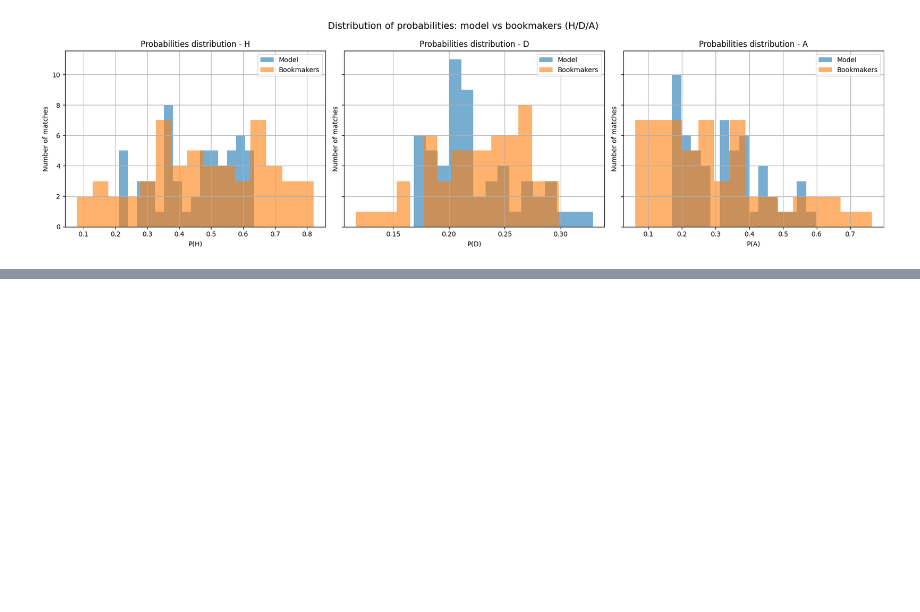
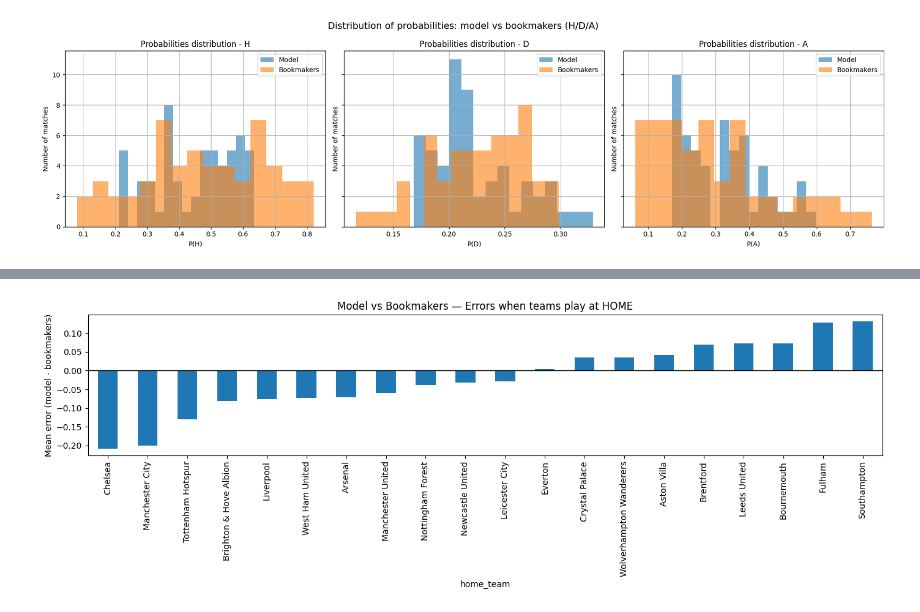
Before and after one commit to MattisD3/Data-Science-in-Football-Comparing-Model-Predictions-with-Betting-Market-Odds, a Jupyter notebook: notebooks/10_compare_model_vs_bookmakers.ipynb, the cells around one changed output, grey strips where cells are left out. Drawn from its saved outputs; the diff is of its cells as text; code cells hidden in the pictures; blank space fills up the shorter version.

Commit message:
Add detailed team and global bias analysis to the comparison between the model and the bookmakers

```diff
--- a/notebooks/10_compare_model_vs_bookmakers.ipynb
+++ b/notebooks/10_compare_model_vs_bookmakers.ipynb
@@ -432,0 +446,7 @@ plt.show()
+# %%
+# Compute prediction errors for each match (model - bookmakers)
+df_merge["err_home"] = df_merge["prob_model_home"] - df_merge["prob_book_home"]
+df_merge["err_draw"] = df_merge["prob_model_draw"] - df_merge["prob_book_draw"]
+df_merge["err_away"] = df_merge["prob_model_away"] - df_merge["prob_book_away"]
+
+df_merge[["err_home", "err_draw", "err_away"]].describe()
@@ -432,0 +467,6 @@ plt.show()
+# %%
+# Mean error for each team (home-team perspective)
+team_bias = df_merge.groupby("home_team")[["err_home", "err_draw", "err_away"]].mean()
+
+team_bias_sorted = team_bias.sort_values("err_home")
+team_bias_sorted.head()
@@ -432,0 +481,9 @@ plt.show()
+# %%
+team_bias_sorted["err_home"].plot(kind="bar", figsize=(14, 5))
+plt.axhline(0, color="black", linewidth=1)
+plt.title("Model vs Bookmakers — Errors when teams play at HOME")
+plt.ylabel("Mean error (model - bookmakers)")
+plt.tight_layout()
+plt.show()
+# %% [output]
+[figure, added]
```
Also changed, not shown: parts of 19 cells of this notebook, 10 other files.
